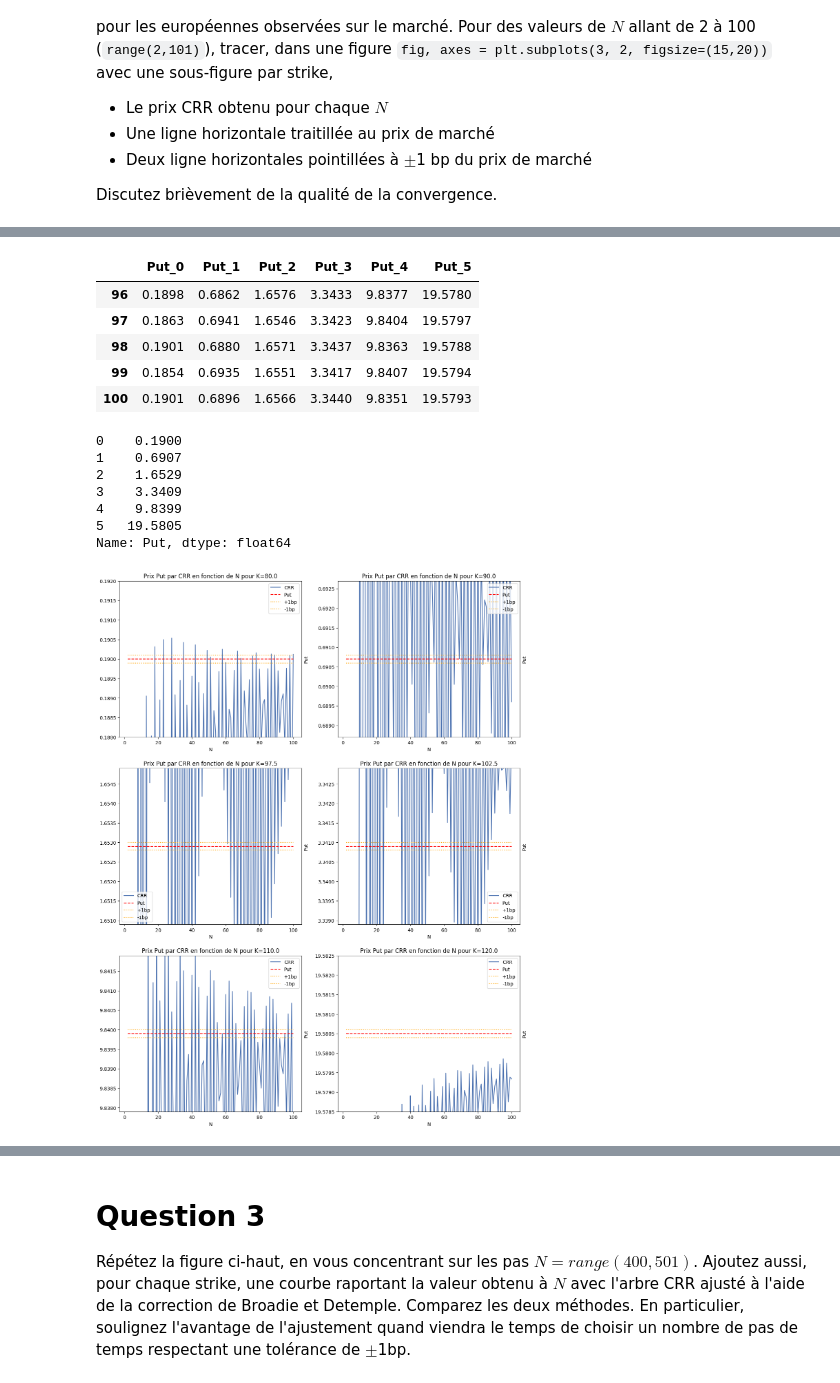
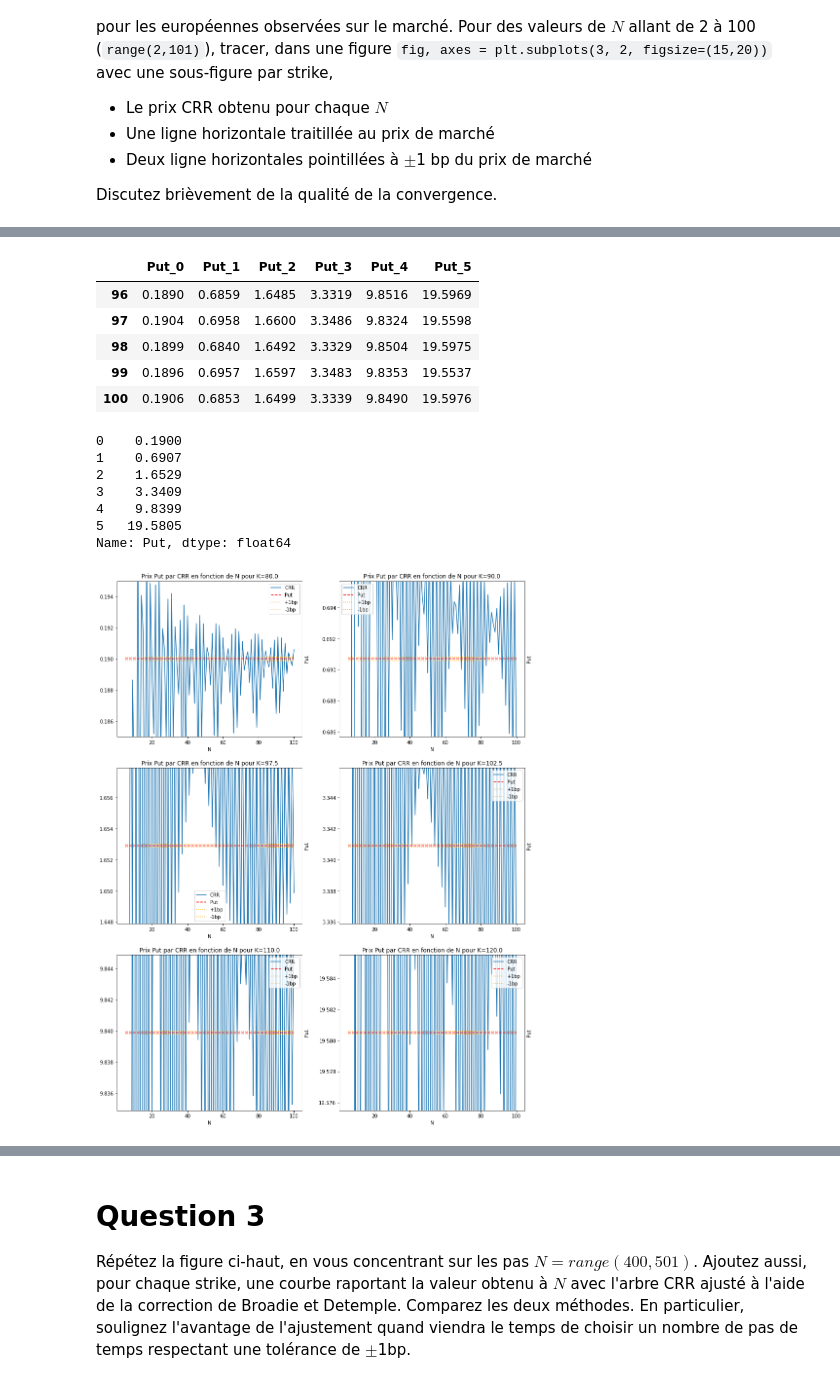
Before and after one commit to Thomas4390/produits_derives, a Jupyter notebook: tp1_11237578.ipynb, the cells around one changed output, grey strips where cells are left out. Saved outputs shown, nothing was run; the diff lists cells and outputs as text; code cells hidden in the pictures.

```diff
--- a/tp1_11237578.ipynb
+++ b/tp1_11237578.ipynb
@@ -48,7 +50,7 @@ On commence par poser les données du problème :
 - Taux sans risque à un mois est de 5%
 # %%
 S0 = 100.0
-T = 1/12
+T = 1
 r = 0.05
 # %% [markdown]
 Avant de pouvoir trouver les volatilités implicites ("IV") de ces puts, nous devons définir le modèle de Black-Merton-Scholes pour un put.
@@ -93 +95,3 @@ plt.show()
+# %%
+S0 = 100
 # %%
@@ -118,2 +126,2 @@ CRR_Tree(S0=S0, K=info['Strike'].iloc[1], T=T, r=r, sigma=results['Sigma'].iloc[
 # %%
-N_range = np.arange(2, 101)
+N_range = np.arange(5, 101)
@@ -123,11 +140,11 @@ df_crr = compute_crr_tree_puts_df(S0=S0, K=info['Strike'], T=T, r=r, sigma=resul
 df_crr.tail()
 # %% [output]
 |  | Put_0 | Put_1 | Put_2 | Put_3 | Put_4 | Put_5 |
-| 96 | 0.1898 | 0.6862 | 1.6576 | 3.3433 | 9.8377 | 19.5780 |
-| 97 | 0.1863 | 0.6941 | 1.6546 | 3.3423 | 9.8404 | 19.5797 |
-| 98 | 0.1901 | 0.6880 | 1.6571 | 3.3437 | 9.8363 | 19.5788 |
-| 99 | 0.1854 | 0.6935 | 1.6551 | 3.3417 | 9.8407 | 19.5794 |
-| 100 | 0.1901 | 0.6896 | 1.6566 | 3.3440 | 9.8351 | 19.5793 |
+| 96 | 0.1890 | 0.6859 | 1.6485 | 3.3319 | 9.8516 | 19.5969 |
+| 97 | 0.1904 | 0.6958 | 1.6600 | 3.3486 | 9.8324 | 19.5598 |
+| 98 | 0.1899 | 0.6840 | 1.6492 | 3.3329 | 9.8504 | 19.5975 |
+| 99 | 0.1896 | 0.6957 | 1.6597 | 3.3483 | 9.8353 | 19.5537 |
+| 100 | 0.1906 | 0.6853 | 1.6499 | 3.3339 | 9.8490 | 19.5976 |
 # %%
 info["Put"]
 # %% [output]
@@ -139,6 +156,6 @@ info["Put"]
 5   19.5805
 Name: Put, dtype: float64
 # %%
-plot_crr_tree_puts(S0=S0, K=info['Strike'], T=T, r=r, sigma=results['Sigma'], N_range=N_range)
+plot_crr_tree_puts(S0=S0, K=info['Strike'], T=T, r=r, sigma=results['Sigma'], N_range=N_range, zoom_factor=50)
 # %% [output]
-[figure, old version]
+[figure, new version]
```
Also changed, not shown: parts of 11 cells of this notebook, 14 other files.
